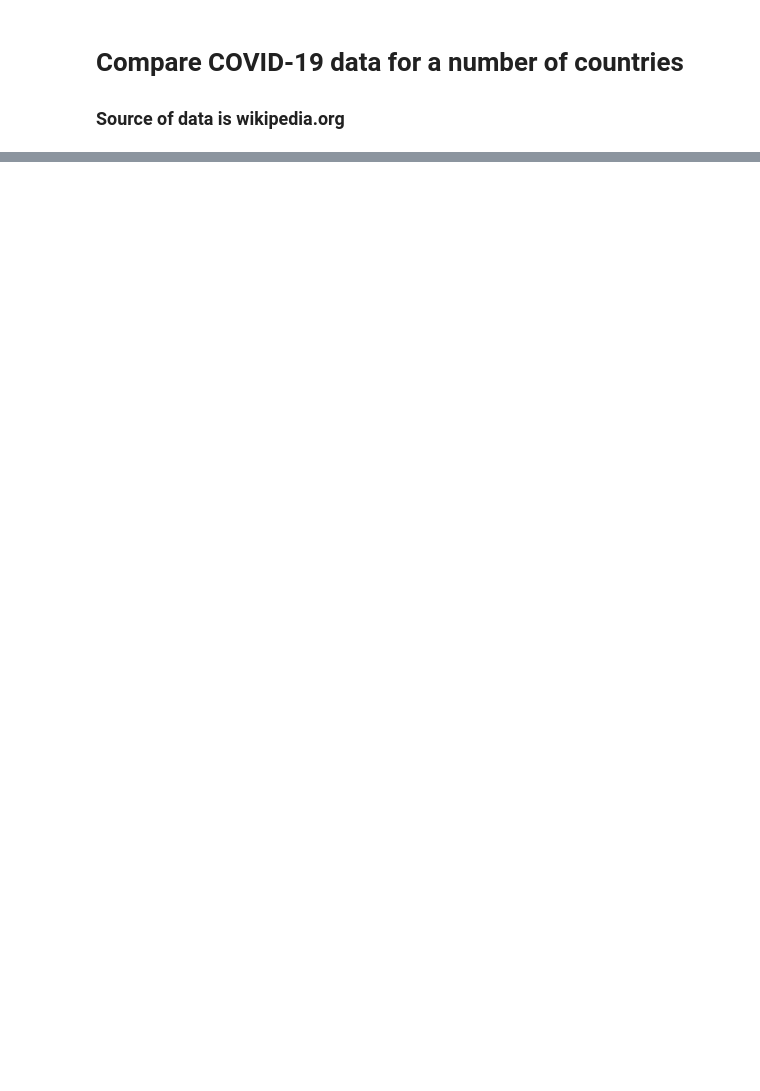
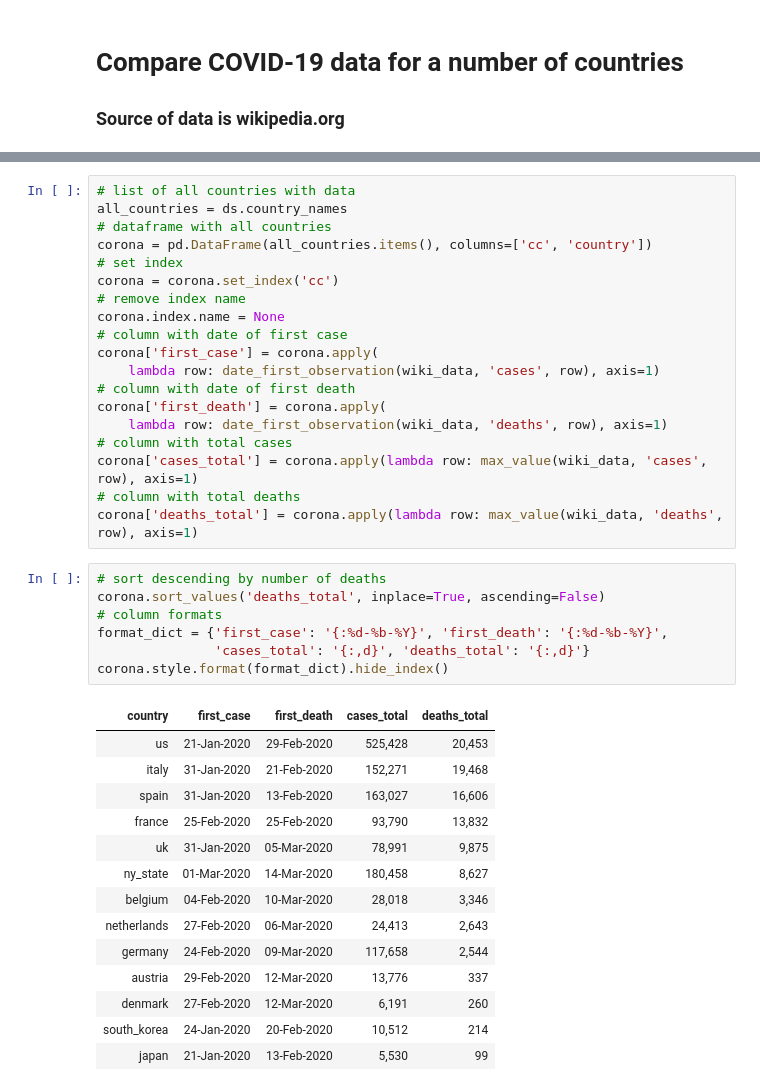
Before and after one commit to DeCooper88/corona, a Jupyter notebook: countries_analysis.ipynb, the cells around one changed output, grey strips where cells are left out. Saved outputs shown, nothing was run; the diff lists cells and outputs as text; blank space fills up the shorter version.

```diff
--- a/countries_analysis.ipynb
+++ b/countries_analysis.ipynb
@@ -9 +53,42 @@ import data_scraper as ds
+# %%
+# list of all countries with data
+all_countries = ds.country_names
+# dataframe with all countries
+corona = pd.DataFrame(all_countries.items(), columns=['cc', 'country'])
+# set index
+corona = corona.set_index('cc')
+# remove index name
+corona.index.name = None
+# column with date of first case
+corona['first_case'] = corona.apply(
+    lambda row: date_first_observation(wiki_data, 'cases', row), axis=1)
+# column with date of first death
+corona['first_death'] = corona.apply(
+    lambda row: date_first_observation(wiki_data, 'deaths', row), axis=1)
+# column with total cases
+corona['cases_total'] = corona.apply(lambda row: max_value(wiki_data, 'cases', row), axis=1)
+# column with total deaths
+corona['deaths_total'] = corona.apply(lambda row: max_value(wiki_data, 'deaths', row), axis=1)
+# %%
+# sort descending by number of deaths
+corona.sort_values('deaths_total', inplace=True, ascending=False)
+# column formats
+format_dict = {'first_case': '{:%d-%b-%Y}', 'first_death': '{:%d-%b-%Y}',
+               'cases_total': '{:,d}', 'deaths_total': '{:,d}'}
+corona.style.format(format_dict).hide_index()
+# %% [output]
+| country | first_case | first_death | cases_total | deaths_total |
+| us | 21-Jan-2020 | 29-Feb-2020 | 525,428 | 20,453 |
+| italy | 31-Jan-2020 | 21-Feb-2020 | 152,271 | 19,468 |
+| spain | 31-Jan-2020 | 13-Feb-2020 | 163,027 | 16,606 |
+| france | 25-Feb-2020 | 25-Feb-2020 | 93,790 | 13,832 |
+| uk | 31-Jan-2020 | 05-Mar-2020 | 78,991 | 9,875 |
+| ny_state | 01-Mar-2020 | 14-Mar-2020 | 180,458 | 8,627 |
+| belgium | 04-Feb-2020 | 10-Mar-2020 | 28,018 | 3,346 |
+| netherlands | 27-Feb-2020 | 06-Mar-2020 | 24,413 | 2,643 |
+| germany | 24-Feb-2020 | 09-Mar-2020 | 117,658 | 2,544 |
+| austria | 29-Feb-2020 | 12-Mar-2020 | 13,776 | 337 |
+| denmark | 27-Feb-2020 | 12-Mar-2020 | 6,191 | 260 |
+| south_korea | 24-Jan-2020 | 20-Feb-2020 | 10,512 | 214 |
+| japan | 21-Jan-2020 | 13-Feb-2020 | 5,530 | 99 |
 # %%
```
Also changed, not shown: parts of 13 cells of this notebook.
